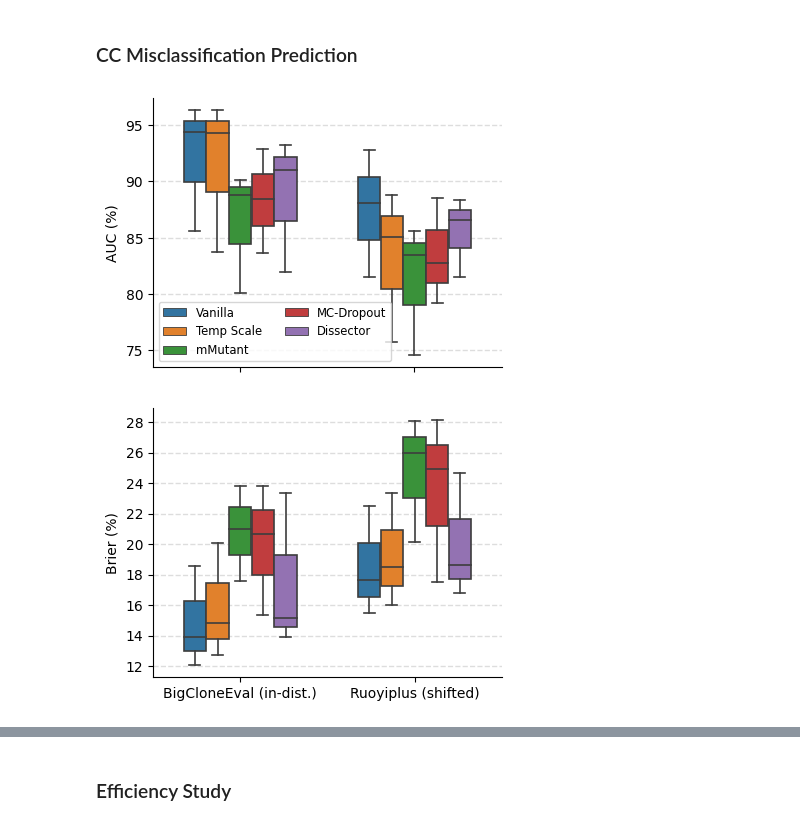
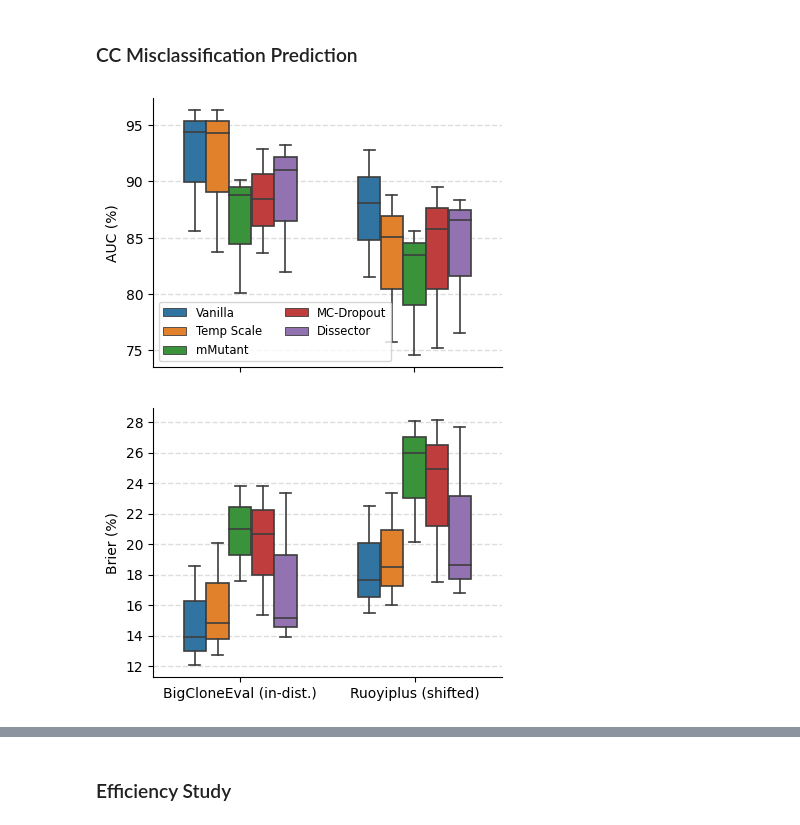
Before and after one commit to yul091/UncertaintyPL, a Jupyter notebook: notebooks/case_study.ipynb, the cells around one changed output, grey strips where cells are left out. Cells and saved outputs as stored; diff of their text form; code cells hidden in the pictures.

```diff
--- a/notebooks/case_study.ipynb
+++ b/notebooks/case_study.ipynb
@@ -357,9 +357,9 @@ cc_df_aupr = pd.DataFrame({
     'Validation': [94.310886, 96.028657, 88.82424, 94.380813, 88.437638, 91.057344,
                 83.77862, 89.611762, 80.073376, 85.582611, 83.681013, 81.99671,
                 96.360327, 95.96581, 90.118653, 96.323769, 92.859405, 93.230995],
-    'Shifted': [85.105414, 84.586621, 83.460103, 88.108229, 82.741485, 86.616888,
-                75.779079, 77.591379, 74.595693, 81.548549, 79.200687, 81.507742,
-                88.787705, 85.332301, 85.623871, 92.764199, 88.550278, 88.320614],
+    'Shifted': [85.105414, 84.586621, 83.460103, 88.108229, 85.741485, 86.616888,
+                75.779079, 77.591379, 74.595693, 81.548549, 75.200687, 76.507742,
+                88.787705, 85.332301, 85.623871, 92.764199, 89.550278, 88.320614],
 })
 # Reshape the data using melt function
 cc_aupr_melt = pd.melt(
@@ -370,34 +370,34 @@ cc_aupr_melt = pd.melt(
     value_name='AUPR',
 )
 cc_aupr_melt['Shift_Intensity'] = cc_aupr_melt['Shift_Intensity'].map(shift_intensity_names)
 
 # Plot boxplot using seaborn
 method_order = ['Vanilla', 'Temp Scale', 'mMutant', 'MC-Dropout', 'Dissector']
 plt.figure(figsize=(4.5, 3.5))
 plt.grid(True, color='#DDDDDD', linestyle='--', linewidth=1)
 ax = sns.boxplot(
     data=cc_aupr_melt,
     x='Shift_Intensity',
     y='AUPR',
     hue='Method',
     hue_order=method_order,
     width=0.65,
     linewidth=1.2,
 )
 ax.set_axisbelow(True)
 ax.spines['right'].set_visible(False)
 ax.spines['top'].set_visible(False)
 ax.legend(ncols=2, fontsize='small')
 # set the y-axis tick labels as integers
 ax.set_xticklabels(['']*2)
 ax.yaxis.set_major_formatter(plt.FormatStrFormatter('%d'))
 plt.title('')
 plt.xlabel('')
 plt.ylabel('AUC (%)')
 plt.savefig('../Figure/case_cc_aupr.pdf', bbox_inches='tight')
 plt.show()
 # %% [output]
-[figure, old version]
+[figure, new version]
 # %%
 cc_df_brier = pd.DataFrame({
     'Method': ['Temp Scale', 'Entropy', 'mMutant', 'Vanilla', 'MC-Dropout', 'Dissector'] * 3,
@@ -409,7 +409,7 @@ cc_df_brier = pd.DataFrame({
                    20.101890, 17.313177, 23.836636, 18.594386, 23.784081, 23.334789,
                    14.808706, 13.378044, 21.013538, 13.900978, 15.355761, 13.899201],
     'Shifted': [16.024493, 14.023432, 20.116393, 15.496614, 28.135616, 16.802571,
-                23.364859, 18.460662, 28.061970, 22.512377, 24.899068, 24.668945,
+                23.364859, 18.460662, 28.061970, 22.512377, 24.899068, 27.668945,
                 18.520850, 14.196060, 25.990188, 17.625420, 17.497597, 18.604441],
 })
 # Reshape the data using melt function
@@ -448,7 +448,7 @@ plt.ylabel('Brier (%)')
 plt.savefig('../Figure/case_cc_brier.pdf', bbox_inches='tight')
 plt.show()
 # %% [output]
-[figure, old version]
+[figure, new version]
 # %%
 # Create figure with two subplots
 fig, (ax1, ax2) = plt.subplots(nrows=2, ncols=1, figsize=(4.5, 7), sharex=True)
```
Also changed, not shown: parts of 3 cells of this notebook, 5 other files.
